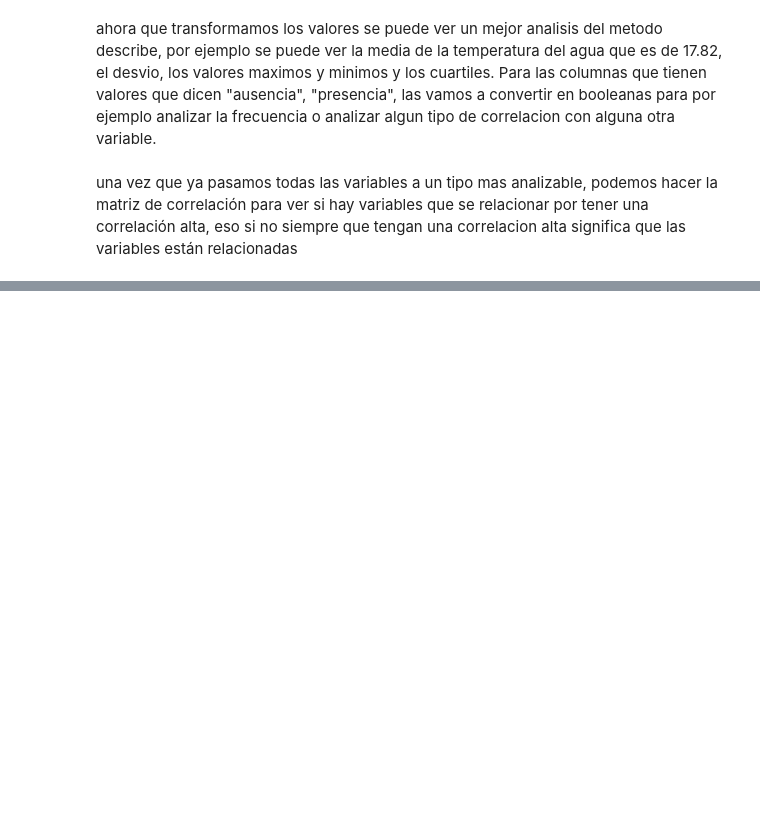
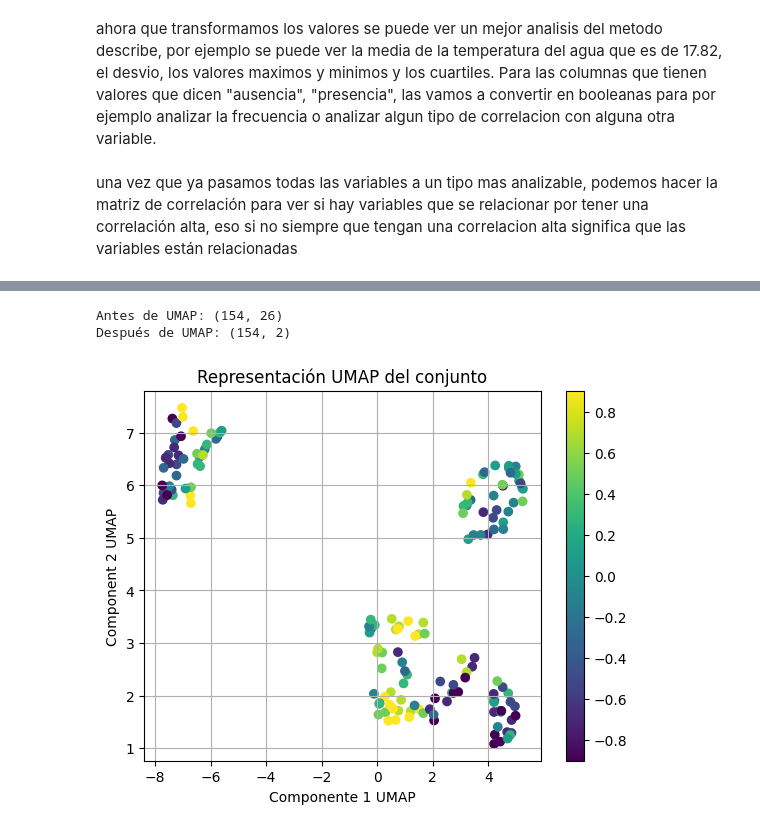
Before and after one commit to RamiroOrtiz02/PracticoEspecialGrupo14, a Jupyter notebook: codigo.ipynb, the cells around one changed output, grey strips where cells are left out. Saved outputs shown, nothing was run; the diff lists cells and outputs as text; code cells hidden in the pictures; blank space fills up the shorter version.

```diff
--- a/codigo.ipynb
+++ b/codigo.ipynb
@@ -105,0 +194,22 @@ aguadataframe1.to_csv('aguitaFRESCA.csv')
+# %%
+# importamos umap
+import umap
+
+# creamos el objeto, lo fitteamos en nuestros datos y lo aplicamos sobre esos mismos
+X_umap = umap.UMAP(n_components=2).fit_transform(aguadataframe1)
+# imprimimos los tamaños antes y después
+print('Antes de UMAP: {}'.format(aguadataframe1.shape))
+print('Después de UMAP: {}'.format(X_umap.shape))
+
+# graficamos los datos, el color de cada punto representa el valor de la casa
+plt.scatter(X_umap[:,0], X_umap[:,1], c=aguadataframe1["turbiedad_ntu"], cmap='viridis')
+plt.grid(True)
+plt.xlabel('Componente 1 UMAP')
+plt.ylabel('Component 2 UMAP')
+plt.title('Representación UMAP del conjunto')
+plt.colorbar()
+plt.show()
+# %% [output]
+Antes de UMAP: (154, 26)
+Después de UMAP: (154, 2)
+[figure, added]
```
Also changed, not shown: parts of 19 cells of this notebook, 3 other files.
